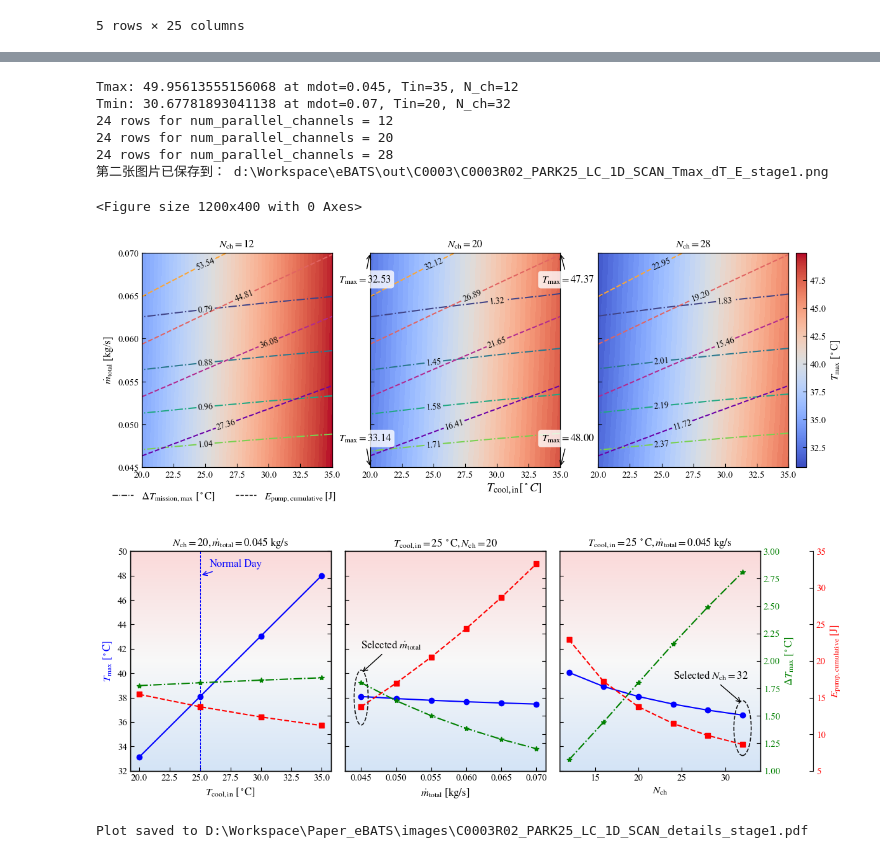
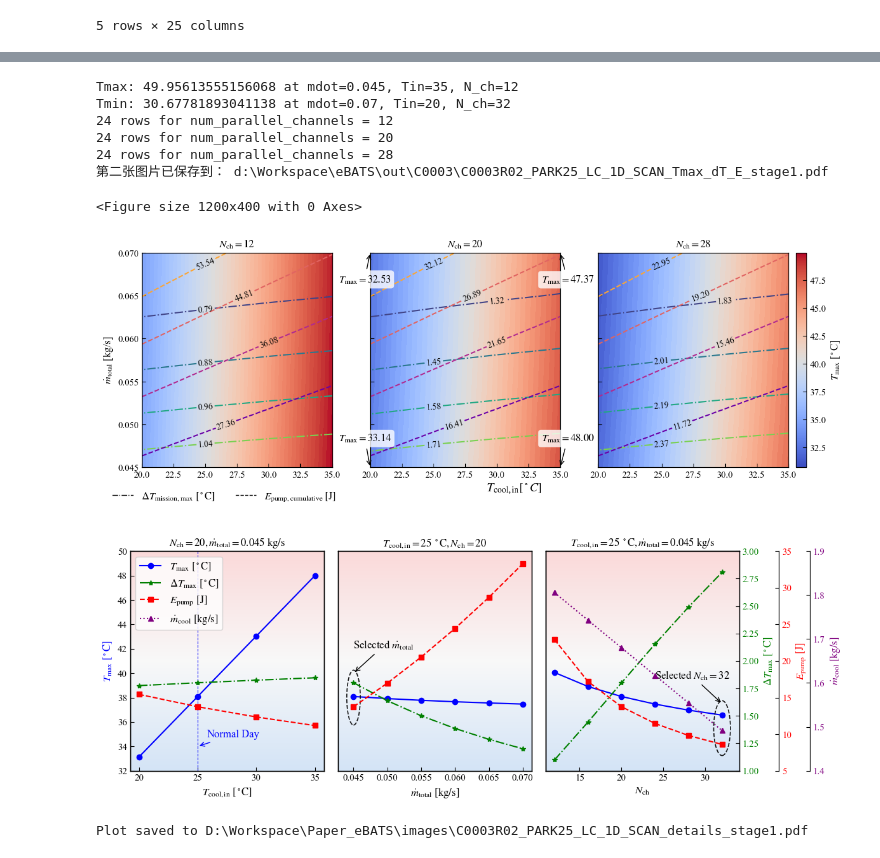
Before and after one commit to sxwd4ever/eBATS, a Jupyter notebook: cases/C0003/C0003R02_PARK25_LC_1D_SCAN_plot_stage1.ipynb, the cells around one changed output, grey strips where cells are left out. Drawn from its saved outputs; the diff is of its cells as text; code cells hidden in the pictures.

```diff
--- a/cases/C0003/C0003R02_PARK25_LC_1D_SCAN_plot_stage1.ipynb
+++ b/cases/C0003/C0003R02_PARK25_LC_1D_SCAN_plot_stage1.ipynb
@@ -474,7 +474,7 @@ os.makedirs(output_folder, exist_ok=True)
 
 output_file = os.path.join(
     output_folder,
-    f"{CASE_NAME}_Tmax_dT_E_stage1.png"
+    f"{CASE_NAME}_Tmax_dT_E_stage1.pdf"
 )
 
 fig.savefig(
@@ -491,7 +491,7 @@ Tmin: 30.67781893041138 at mdot=0.07, Tin=20, N_ch=32
 24 rows for num_parallel_channels = 12
 24 rows for num_parallel_channels = 20
 24 rows for num_parallel_channels = 28
-第二张图片已保存到： d:\Workspace\eBATS\out\C0003\C0003R02_PARK25_LC_1D_SCAN_Tmax_dT_E_stage1.png
+第二张图片已保存到： d:\Workspace\eBATS\out\C0003\C0003R02_PARK25_LC_1D_SCAN_Tmax_dT_E_stage1.pdf
 <Figure size 1200x400 with 0 Axes>
 [figure]
 # %%
@@ -530,17 +530,20 @@ plt.rcParams.update({
 y1_name = 'Tmax_mission_C'
 y2_name = 'DeltaT_mission_max_C'
 y3_name = 'E_pump_cumulative'
+y4_name = 'mtotal'
 
 Tbmax_range = [32, 50]
 dTbmax_range = [1, 3]
 Epump_range = [5, 35]
+mtotal_range = [1.4, 1.9]
 
 # curve artists
 
 curve_artists = {
     y1_name: dict(color='blue', label=r"$T_\mathrm{max}~[^\circ \mathrm{C}]$", ls='-', marker='o'),
     y2_name: dict(color='green', label=r"$\Delta T_\mathrm{max}~[^\circ \mathrm{C}]$", ls='-.',marker='*'),
-    y3_name: dict(color='red', label=r"$E_\mathrm{pump,cumulative}~[\mathrm{J}]$", ls='--', marker='s')
+    y3_name: dict(color='red', label=r"$E_\mathrm{pump}~[\mathrm{J}]$", ls='--', marker='s'),
+    y4_name: dict(color='purple', label=r"$\dot{m}_\mathrm{cool}~[\mathrm{kg/s}]$", ls=':', marker='^')
 }
 
 # plot three curves in a single figure using three y-axis
@@ -575,7 +578,7 @@ T_cool_in = 25
 ax_cur.axvline(T_cool_in, color='blue', linestyle='--', linewidth=0.8)
 ax_cur.annotate(
     f'Normal Day',
-    xy=(T_cool_in, 48),
+    xy=(T_cool_in, 34),
     xytext=(10, 10),
     textcoords='offset points',
     arrowprops=dict(arrowstyle='->', color='blue'),
@@ -588,6 +591,7 @@ ax2.plot(filtered_data[x_name], filtered_data[y2_name], **curve_artists[y2_name]
 # ax2.set_ylabel(y2_name, color='green')
 # ax2.tick_params(axis='y', labelcolor='green')
 ax2.set_yticklabels([])
+ax2.set_yticks([])
 ax2.set_ylim(dTbmax_range)
 
 # Plot E_pump_cumulative
@@ -597,11 +601,28 @@ ax3.plot(filtered_data[x_name], filtered_data[y3_name], **curve_artists[y3_name]
 # ax3.set_ylabel(y3_name, color='red')
 # ax3.tick_params(axis='y', labelcolor='red')
 ax3.set_yticklabels([])
+ax3.set_yticks([])
 ax3.set_ylim(Epump_range)
+
+# # Plot mtotal
+# ax4 = ax_cur.twinx()
+# # ax4.spines['right'].set_position(('outward', 120))
+# ax4.plot(filtered_data[x_name], filtered_data[y4_name], **curve_artists[y4_name])
+# # ax4.set_ylabel(y4_name, color='purple')
+# # ax4.tick_params(axis='y', labelcolor='purple')
+# ax4.set_yticklabels([])
+# ax4.set_ylim(mtotal_range)
 
 x0, x1 = ax_cur.get_xlim()
 y0, y1 = ax_cur.get_ylim()
 plot_util.draw_plot_bg_gradient(ax_cur, x0, x1, y0, y1)
+# collect the legend from all the curves plotted on ax_cur, ax2, and ax3
+lines, labels = ax_cur.get_legend_handles_labels()
+lines2, labels2 = ax2.get_legend_handles_labels()
+lines3, labels3 = ax3.get_legend_handles_labels()
+
+
+
 
 # plot in the first subplot
 # plot the T_bat_max, dT_bat_max, and E_pump_cumulative for a fixed T_cold_in and N_ch = 20
@@ -620,6 +641,7 @@ ax_cur.plot(filtered_data[x_name], filtered_data[y1_name], **curve_artists[y1_na
 ax_cur.set_xlabel(x_label)
 # ax_cur.set_ylabel(curve_artists[y1_name]['label'], color='blue')
 ax_cur.set_yticklabels([])
+ax_cur.set_yticks([])
 ax_cur.tick_params(axis='y', labelcolor='blue')
 ax_cur.set_ylim(Tbmax_range)
 ax_cur.set_title(rf'$T_\mathrm{{cool,in}} = {T_cold_in}~\mathrm{{^\circ C}}, N_\mathrm{{ch}} = {N_ch}$')
@@ -656,6 +678,7 @@ ax2.plot(filtered_data[x_name], filtered_data[y2_name], **curve_artists[y2_name]
 # ax2.set_ylabel(y2_name, color='green')
 # ax2.tick_params(axis='y', labelcolor='green')
 ax2.set_yticklabels([])
+ax2.set_yticks([])
 ax2.set_ylim(dTbmax_range)
 
 # Plot E_pump_cumulative
@@ -666,7 +689,16 @@ ax3.plot(filtered_data[x_name], filtered_data[y3_name], **curve_artists[y3_name]
 # ax3.tick_params(axis='y', labelcolor='red')
 # hide the y-axis for the additional y-axes
 ax3.set_yticklabels([])
+ax3.set_yticks([])
 ax3.set_ylim(Epump_range)
+
+# ax4 = ax_cur.twinx()
+# # ax4.spines['right'].set_position(('outward', 120))
+# ax4.plot(filtered_data[x_name], filtered_data[y4_name], **curve_artists[y4_name])
+# # ax4.set_ylabel(y4_name, color='purple')
+# # ax4.tick_params(axis='y', labelcolor='purple')
+# ax4.set_yticklabels([])
+# ax4.set_ylim(mtotal_range)
 
 x0, x1 = ax_cur.get_xlim()
 y0, y1 = ax_cur.get_ylim()
@@ -689,6 +721,7 @@ ax_cur.plot(filtered_data[x_name], filtered_data[y1_name], **curve_artists[y1_na
 ax_cur.set_xlabel(x_label)
 # ax_cur.set_ylabel(y1_name, color='blue')
 ax_cur.set_yticklabels([])
+ax_cur.set_yticks([])
 # ax_cur.tick_params(axis='y', labelcolor='blue')
 ax_cur.set_ylim(Tbmax_range)
 ax_cur.set_title(rf'$T_\mathrm{{cool,in}} = {T_cin}~\mathrm{{^\circ C}}, \dot{{m}}_\mathrm{{total}} = {mdotc}~\mathrm{{kg/s}}$')
@@ -728,34 +761,47 @@ ax2.set_ylim(dTbmax_range)
 
 # Plot E_pump_cumulative
 ax3 = ax_cur.twinx()
-ax3.spines['right'].set_position(('outward', 60))
+ax3.spines['right'].set_position(('outward', 45))
 ax3.plot(filtered_data[x_name], filtered_data[y3_name], **curve_artists[y3_name])
 ax3.set_ylabel(curve_artists[y3_name]['label'], color=curve_artists[y3_name]['color'])
 ax3.tick_params(axis='y', labelcolor=curve_artists[y3_name]['color'])
 ax3.set_ylim(Epump_range)
+
+# Plot the plate mass for Number of channels, the only structure param in the 1st-stage scan
+ax4 = ax_cur.twinx()
+ax4.spines['right'].set_position(('outward', 80))
+ax4.plot(filtered_data[x_name], filtered_data[y4_name], **curve_artists[y4_name])
+ax4.set_ylabel(curve_artists[y4_name]['label'], color=curve_artists[y4_name]['color'])
+ax4.tick_params(axis='y', labelcolor=curve_artists[y4_name]['color'])
+ax4.set_ylim(mtotal_range)
+lines4, labels4 = ax4.get_legend_handles_labels()
+
+lines_all = lines + lines2 + lines3 + lines4
+labels_all = labels + labels2 + labels3 + labels4
+ax_all[0].legend(lines_all, labels_all, loc='upper left', ncol=1)
 
 x0, x1 = ax_cur.get_xlim()
 y0, y1 = ax_cur.get_ylim()
 plot_util.draw_plot_bg_gradient(ax_cur, x0, x1, y0, y1)
 
 # plt.title(f'{y1_name}, {y2_name}, and {y3_name} vs {x_name} at mdot_total_kg_s = {mdot_total_kg_s} and N_ch = {N_ch}')
 fig.tight_layout()
 plt.show()
 
 # save the plot for presentation
 
 output_folder = os.path.join(root_dir, "out", CASE_ID)
 os.makedirs(output_folder, exist_ok=True)
 output_file = os.path.join(output_folder, f"{CASE_NAME}_details_stage1.png")
 
 fig.savefig(output_file, dpi=300, bbox_inches='tight')
 
 # and a copy into the paper's working folder
 output_folder = r"D:\Workspace\Paper_eBATS\images" # the working directory of the paper draft
 output_file = os.path.join(output_folder, f"{CASE_NAME}_details_stage1.pdf")
 
 fig.savefig(output_file, dpi=300, bbox_inches='tight')
 print(f"Plot saved to {output_file}")
 # %% [output]
-[figure, old version]
+[figure, new version]
 Plot saved to D:\Workspace\Paper_eBATS\images\C0003R02_PARK25_LC_1D_SCAN_details_stage1.pdf
```
Also changed, not shown: parts of 3 cells of this notebook, 2 other files.
